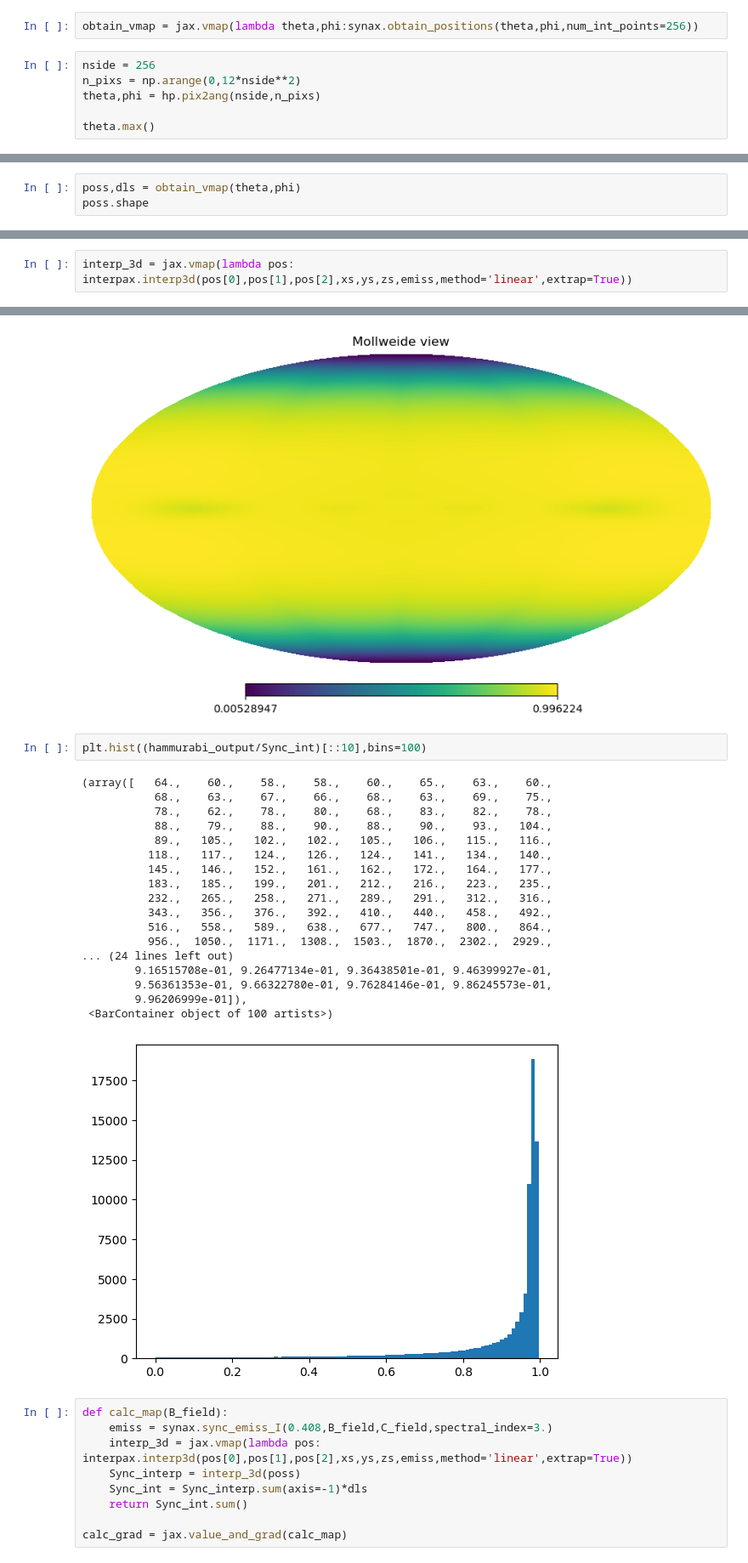
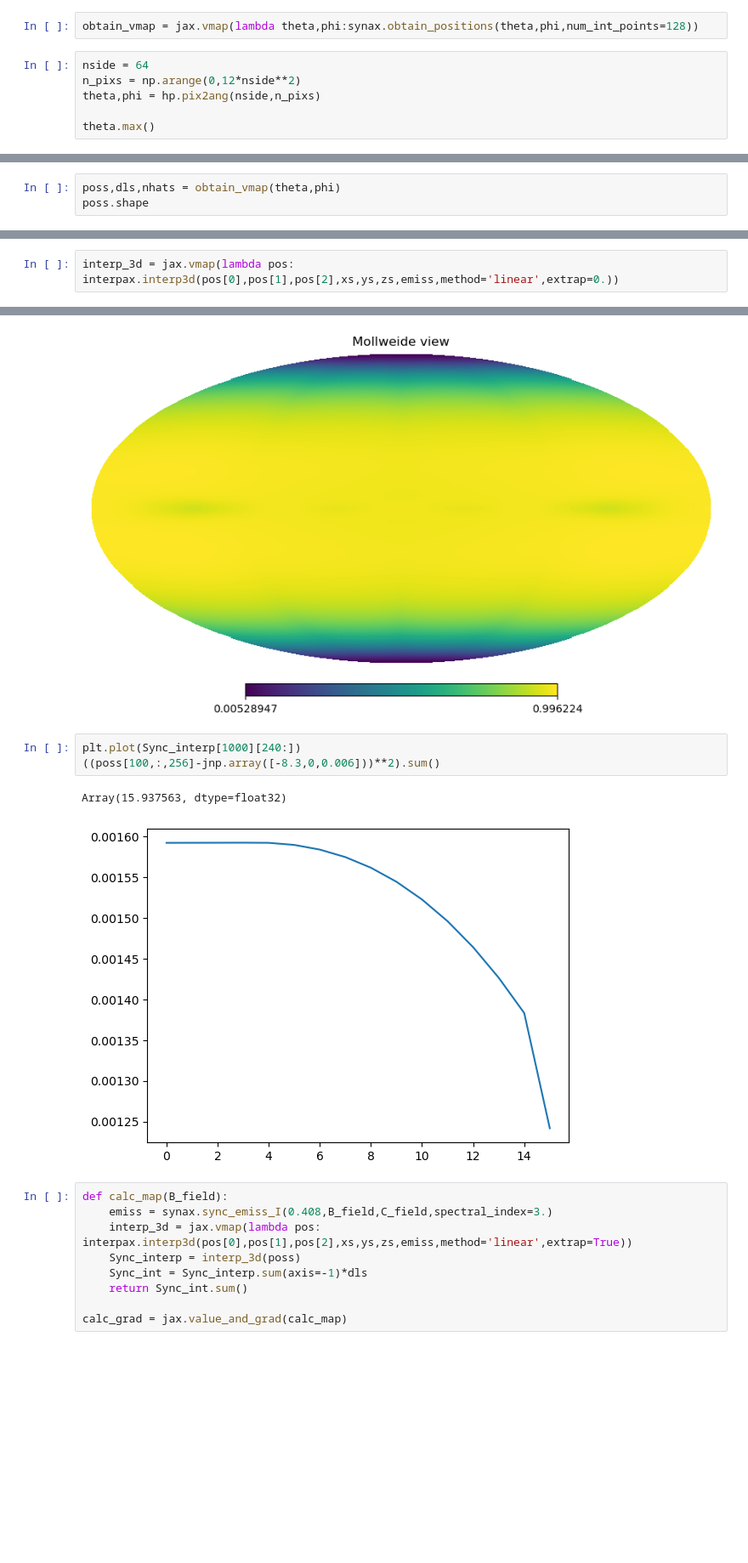
Before and after one commit to dkn16/Synax, a Jupyter notebook: examples/emiss_calc.ipynb, the cells around one changed output, grey strips where cells are left out. Shown at 85% size. Saved outputs shown, nothing was run; the diff lists cells and outputs as text; blank space fills up the shorter version.

```diff
--- a/examples/emiss_calc.ipynb
+++ b/examples/emiss_calc.ipynb
@@ -163,7 +164,7 @@ plt.colorbar()
 # %%
-obtain_vmap = jax.vmap(lambda theta,phi:synax.obtain_positions(theta,phi,num_int_points=256))
+obtain_vmap = jax.vmap(lambda theta,phi:synax.obtain_positions(theta,phi,num_int_points=128))
 # %%
-nside = 256
+nside = 64
 n_pixs = np.arange(0,12*nside**2)
 theta,phi = hp.pix2ang(nside,n_pixs)
 
@@ -173,4 +174,4 @@ theta.max()
 # %%
-poss,dls = obtain_vmap(theta,phi)
+poss,dls,nhats = obtain_vmap(theta,phi)
 poss.shape
 # %% [output]
@@ -194,7 +195,7 @@ Sync_int = Sync_interp.sum(axis=-1)*dls
 # %% [output]
 NameError: name 'x_pos' is not defined
 # %%
-interp_3d = jax.vmap(lambda pos: interpax.interp3d(pos[0],pos[1],pos[2],xs,ys,zs,emiss,method='linear',extrap=True))
+interp_3d = jax.vmap(lambda pos: interpax.interp3d(pos[0],pos[1],pos[2],xs,ys,zs,emiss,method='linear',extrap=0.))
 # %%
 %%time
 Sync_interp = interp_3d(poss)
@@ -215,26 +216,11 @@ hp.mollview(hammurabi_output/Sync_int)
 # %% [output]
 [figure]
 # %%
-plt.hist((hammurabi_output/Sync_int)[::10],bins=100)
+plt.plot(Sync_interp[1000][240:])
+((poss[100,:,256]-jnp.array([-8.3,0,0.006]))**2).sum()
 # %% [output]
-(array([   64.,    60.,    58.,    58.,    60.,    65.,    63.,    60.,
-           68.,    63.,    67.,    66.,    68.,    63.,    69.,    75.,
-           78.,    62.,    78.,    80.,    68.,    83.,    82.,    78.,
-           88.,    79.,    88.,    90.,    88.,    90.,    93.,   104.,
-           89.,   105.,   102.,   102.,   105.,   106.,   115.,   116.,
-          118.,   117.,   124.,   126.,   124.,   141.,   134.,   140.,
-          145.,   146.,   152.,   161.,   162.,   172.,   164.,   177.,
-          183.,   185.,   199.,   201.,   212.,   216.,   223.,   235.,
-          232.,   265.,   258.,   271.,   289.,   291.,   312.,   316.,
-          343.,   356.,   376.,   392.,   410.,   440.,   458.,   492.,
-          516.,   558.,   589.,   638.,   677.,   747.,   800.,   864.,
-          956.,  1050.,  1171.,  1308.,  1503.,  1870.,  2302.,  2929.,
-... (24 lines left out)
-        9.16515708e-01, 9.26477134e-01, 9.36438501e-01, 9.46399927e-01,
-        9.56361353e-01, 9.66322780e-01, 9.76284146e-01, 9.86245573e-01,
-        9.96206999e-01]),
- <BarContainer object of 100 artists>)
+Array(15.937563, dtype=float32)
-[figure, old version]
+[figure, new version]
 # %%
 def calc_map(B_field):
     emiss = synax.sync_emiss_I(0.408,B_field,C_field,spectral_index=3.)
```
Also changed, not shown: parts of 15 cells of this notebook, 2 other files.
